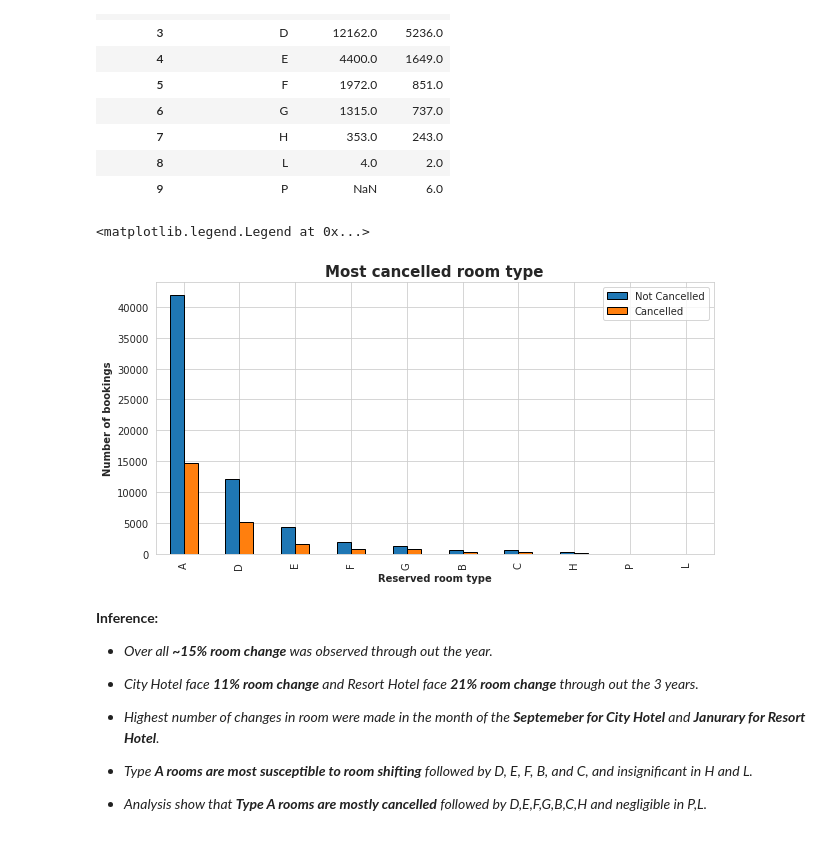
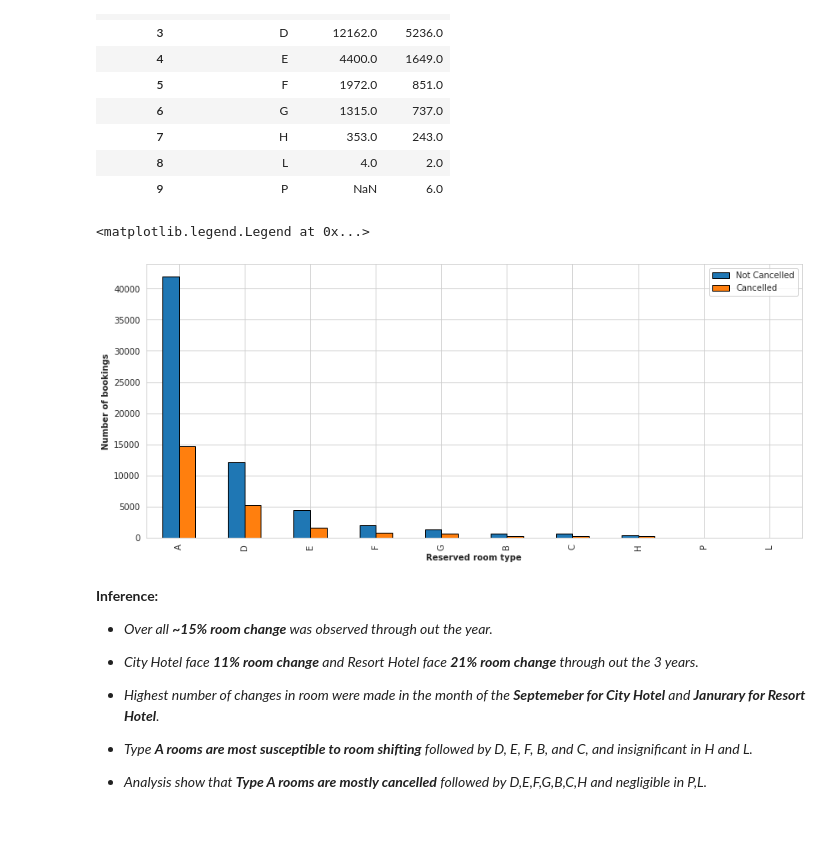
Before and after one commit to sarathsoman14/sarathsoman14-Hotel-Booking-Exploratory-Data-Analysis-EDA-, a Jupyter notebook: Hotel_Booking_Exploratory_Data_Analysis_Capstone_Project.ipynb, the cells around one changed output. Drawn from its saved outputs; the diff is of its cells as text; code cells hidden in the pictures.

```diff
--- a/Hotel_Booking_Exploratory_Data_Analysis_Capstone_Project.ipynb
+++ b/Hotel_Booking_Exploratory_Data_Analysis_Capstone_Project.ipynb
@@ -789,11 +791,11 @@ room_type_cancellation
 | 9 | P | NaN | 6.0 |
 # %%
 # Visualization
-room_type_cancellation.sort_values(by='Cancelled',ascending=False).plot(x='Reserved Room Type',kind='bar',edgecolor='black',figsize=(10,5))
-plt.title('Most cancelled room type',weight='bold',fontsize=15)
+room_type_cancellation.sort_values(by='Cancelled',ascending=False).plot(x='Reserved Room Type',kind='bar',edgecolor='black',figsize=(14,6))
+# plt.title('Most cancelled rom type',weight='bold',fontsize=15)
 plt.xlabel('Reserved room type',weight='bold')
 plt.ylabel('Number of bookings',weight='bold')
 plt.legend(loc='upper right')
 # %% [output]
 <matplotlib.legend.Legend at 0x...>
-[figure, old version]
+[figure, new version]
```
Also changed, not shown: parts of 12 cells of this notebook.
